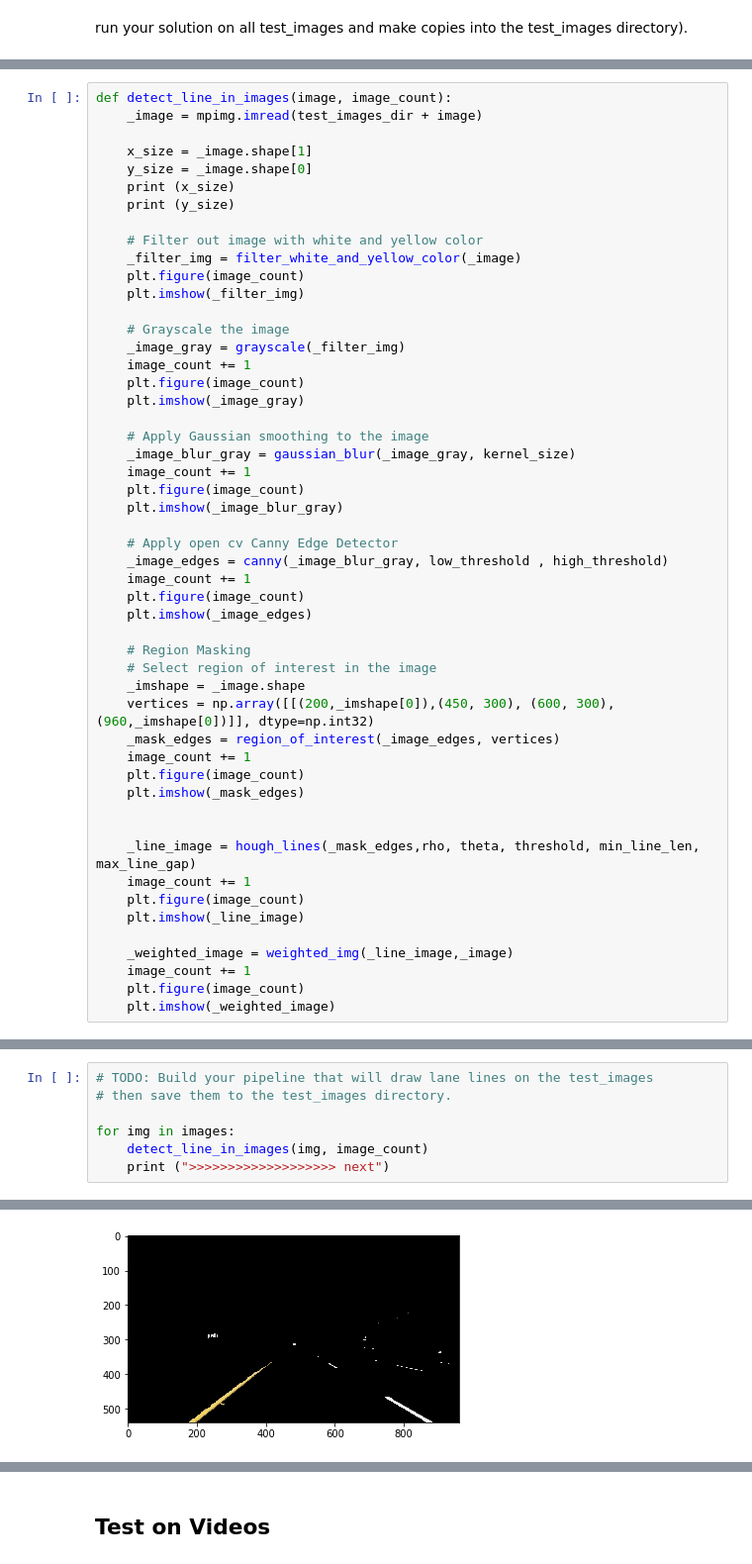
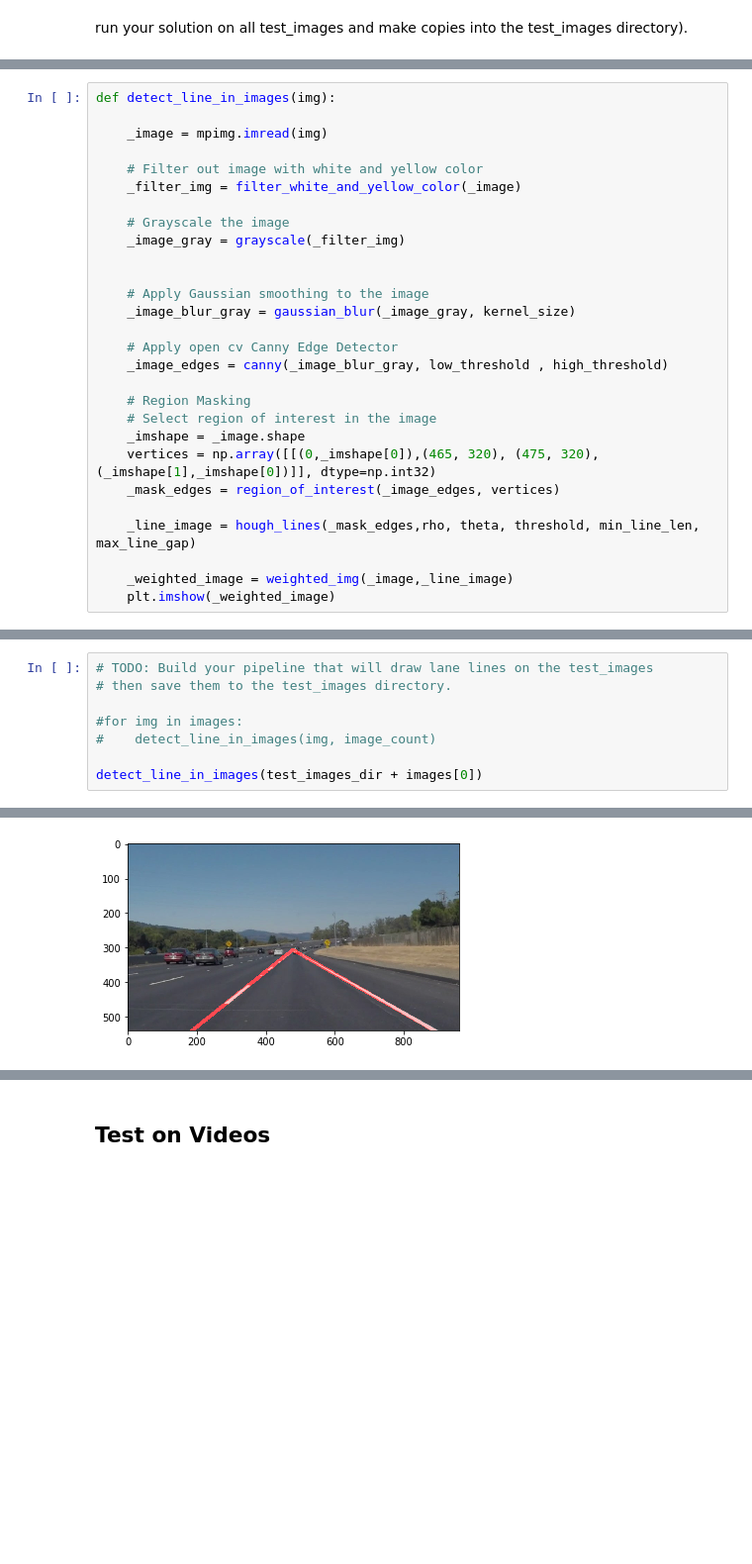
Before and after one commit to calsaviour/sdc, a Jupyter notebook: TermOne/CarND-LaneLines-P1/P1-Copy1.ipynb, the cells around one changed output, grey strips where cells are left out. Shown at 99% size. Drawn from its saved outputs; the diff is of its cells as text; blank space fills up the shorter version.

Commit message:
Improve the line detection algorithm by using regression model

```diff
--- a/TermOne/CarND-LaneLines-P1/P1-Copy1.ipynb
+++ b/TermOne/CarND-LaneLines-P1/P1-Copy1.ipynb
@@ -274,51 +282,28 @@ image_count = 1
 # %%
-def detect_line_in_images(image, image_count):
-    _image = mpimg.imread(test_images_dir + image)
+def detect_line_in_images(img):
 
-    x_size = _image.shape[1]
-    y_size = _image.shape[0]
-    print (x_size)
-    print (y_size)
+    _image = mpimg.imread(img)
 
     # Filter out image with white and yellow color
     _filter_img = filter_white_and_yellow_color(_image)
-    plt.figure(image_count)
-    plt.imshow(_filter_img)
 
     # Grayscale the image
     _image_gray = grayscale(_filter_img)
-    image_count += 1
-    plt.figure(image_count)
-    plt.imshow(_image_gray)
+
 
     # Apply Gaussian smoothing to the image
     _image_blur_gray = gaussian_blur(_image_gray, kernel_size)
-    image_count += 1
-    plt.figure(image_count)
-    plt.imshow(_image_blur_gray)
 
     # Apply open cv Canny Edge Detector
     _image_edges = canny(_image_blur_gray, low_threshold , high_threshold)
-    image_count += 1
-    plt.figure(image_count)
-    plt.imshow(_image_edges)
 
     # Region Masking
     # Select region of interest in the image
     _imshape = _image.shape
-    vertices = np.array([[(200,_imshape[0]),(450, 300), (600, 300), (960,_imshape[0])]], dtype=np.int32)
+    vertices = np.array([[(0,_imshape[0]),(465, 320), (475, 320), (_imshape[1],_imshape[0])]], dtype=np.int32)
     _mask_edges = region_of_interest(_image_edges, vertices)
-    image_count += 1
-    plt.figure(image_count)
-    plt.imshow(_mask_edges)
-
 
     _line_image = hough_lines(_mask_edges,rho, theta, threshold, min_line_len, max_line_gap)
-    image_count += 1
-    plt.figure(image_count)
-    plt.imshow(_line_image)
 
-    _weighted_image = weighted_img(_line_image,_image)
-    image_count += 1
-    plt.figure(image_count)
+    _weighted_image = weighted_img(_image,_line_image)
     plt.imshow(_weighted_image)
@@ -328,7 +313,8 @@ def detect_line_in_images(image, image_count):
 # TODO: Build your pipeline that will draw lane lines on the test_images
 # then save them to the test_images directory.
 
-for img in images:
-    detect_line_in_images(img, image_count)
-    print (">>>>>>>>>>>>>>>>>>> next")
+#for img in images:
+#    detect_line_in_images(img, image_count)
+
+detect_line_in_images(test_images_dir + images[0])
 # %% [output]
@@ -353 +325 @@ for img in images:
-[figure, old version]
+[figure, new version]
```
Also changed, not shown: parts of 19 cells of this notebook.
